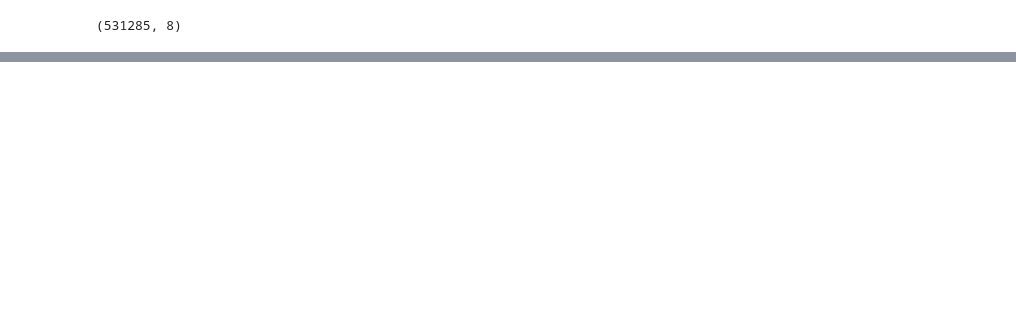
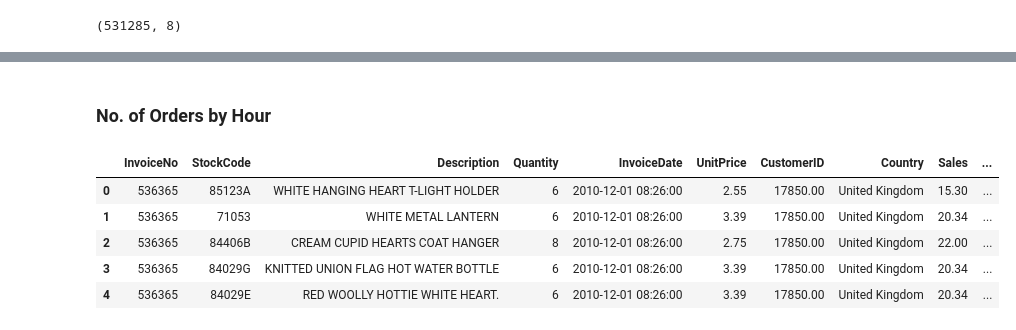
Before and after one commit to nitinjosephrepo/Ecommerce-product-analytics, a Jupyter notebook: Ecomerce Product Analytics with Pandas .ipynb, the cells around one changed output, grey strips where cells are left out. Cells and saved outputs as stored; diff of their text form; code cells hidden in the pictures; blank space fills up the shorter version.

```diff
--- a/Ecomerce Product Analytics with Pandas .ipynb
+++ b/Ecomerce Product Analytics with Pandas .ipynb
@@ -25,0 +152,2 @@ df.shape
+# %%
+df['InvoiceDate'] = pd.to_datetime(df['InvoiceDate'])
@@ -25,0 +167,4 @@ df.shape
+# %%
+monthly_orders_df = df.set_index('InvoiceDate')['InvoiceNo'].resample('M').nunique()
+# %%
+customer_df = df.set_index('InvoiceDate')['CustomerID'].resample('M').nunique()
@@ -25,0 +200,13 @@ df.shape
+# %% [markdown]
+### No. of Orders by Hour
+# %%
+df['Hour']=df.set_index('InvoiceDate').index.hour
+# %%
+df.head()
+# %% [output]
+|  | InvoiceNo | StockCode | Description | Quantity | InvoiceDate | UnitPrice | CustomerID | Country | Sales | ... |
+| 0 | 536365 | 85123A | WHITE HANGING HEART T-LIGHT HOLDER | 6 | 2010-12-01 08:26:00 | 2.55 | 17850.00 | United Kingdom | 15.30 | ... |
+| 1 | 536365 | 71053 | WHITE METAL LANTERN | 6 | 2010-12-01 08:26:00 | 3.39 | 17850.00 | United Kingdom | 20.34 | ... |
+| 2 | 536365 | 84406B | CREAM CUPID HEARTS COAT HANGER | 8 | 2010-12-01 08:26:00 | 2.75 | 17850.00 | United Kingdom | 22.00 | ... |
+| 3 | 536365 | 84029G | KNITTED UNION FLAG HOT WATER BOTTLE | 6 | 2010-12-01 08:26:00 | 3.39 | 17850.00 | United Kingdom | 20.34 | ... |
+| 4 | 536365 | 84029E | RED WOOLLY HOTTIE WHITE HEART. | 6 | 2010-12-01 08:26:00 | 3.39 | 17850.00 | United Kingdom | 20.34 | ... |
```
Also changed, not shown: parts of 39 cells of this notebook.
